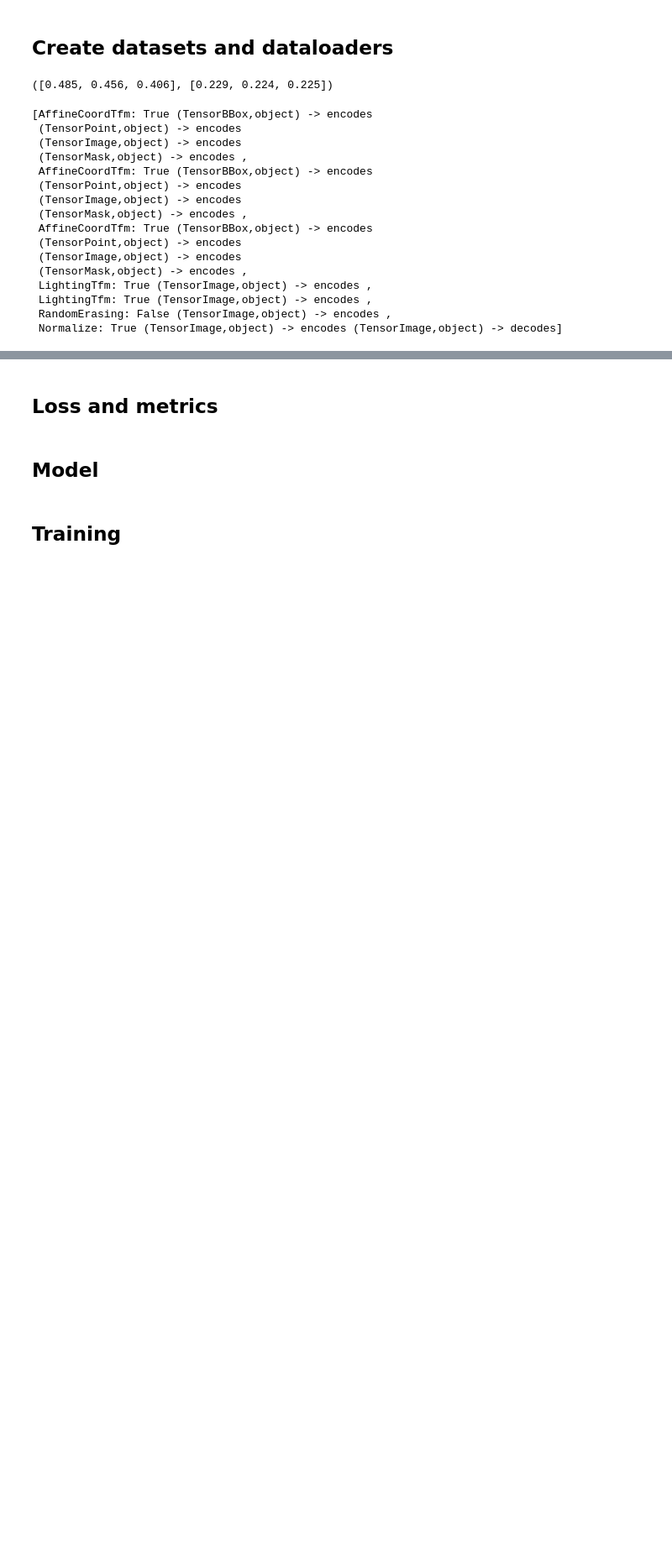
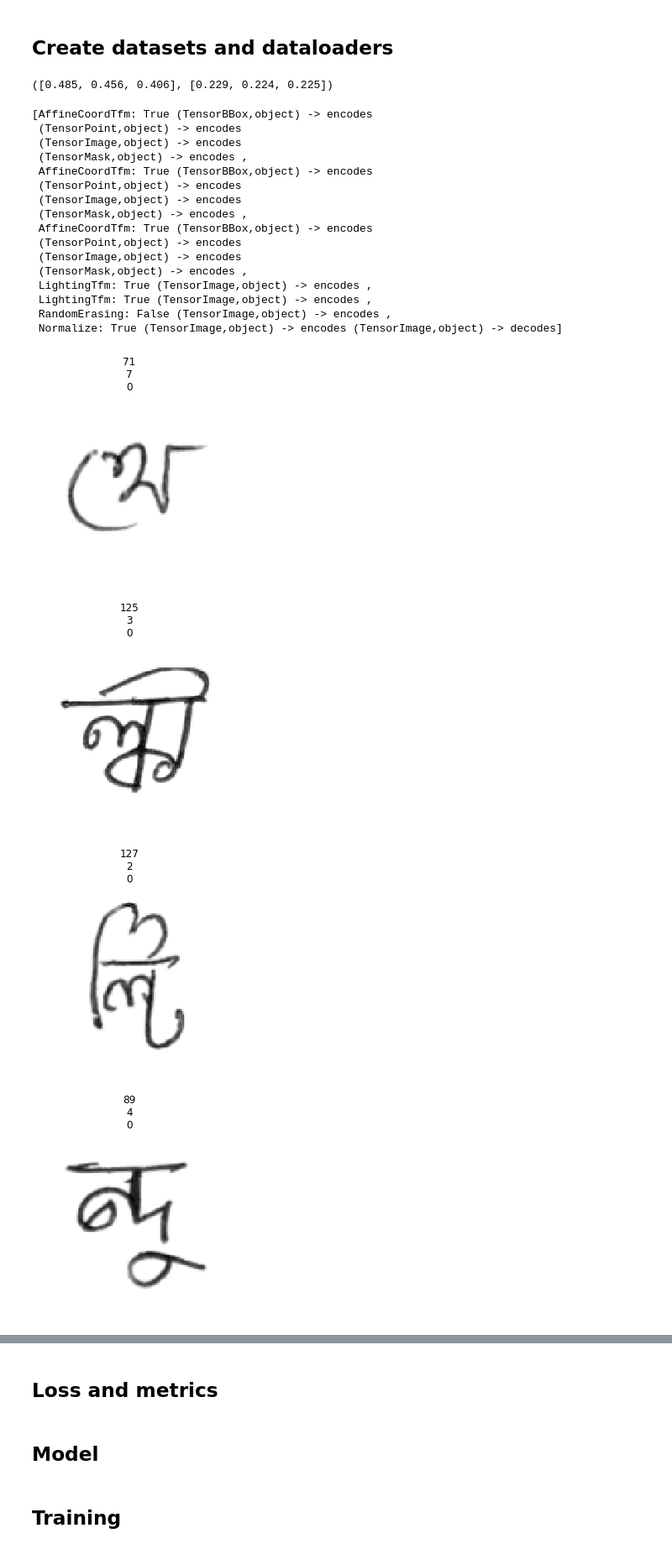
Before and after one commit to lextoumbourou/bengaliai-cv19, a Jupyter notebook: nbs/templates/fastai2.ipynb, the cells around one changed output, grey strips where cells are left out. Shown: that part at 84% size. Saved outputs shown, nothing was run; the diff lists cells and outputs as text; code cells hidden in the pictures; blank space fills up the shorter version.

```diff
--- a/nbs/templates/fastai2.ipynb
+++ b/nbs/templates/fastai2.ipynb
@@ -12,10 +13,10 @@ from sklearn.metrics import recall_score
 # %% [markdown]
 ## Params
 # %%
-DATA_PATH = Path('../data')
-IMAGE_DATA_PATH = Path('../data/grapheme-imgs-128x128')
-OUTPUT_PATH = Path('../data/working')
-LABELS_PATH  = Path('../data/iterative-stratification')
+DATA_PATH = Path('../../data')
+IMAGE_DATA_PATH = Path(DATA_PATH/'grapheme-imgs-128x128')
+OUTPUT_PATH = Path(DATA_PATH/'working')
+LABELS_PATH  = Path(DATA_PATH/'iterative-stratification')
 
 VALID_PCT = 0.2
 SEED = 420
@@ -30,6 +31,8 @@ P_LIGHTING = 0.75
 MAX_LIGHTING = 0.2
 MAX_COUNT_RANDOM_ERASING = 3
 
+ENCODER_ARCH = 'efficientnet-b0'
+
 GRAPHEME_ROOT_WEIGHT = 2
 VOWEL_DIACRITIC_WEIGHT = 1
 CONSONANT_DIACRITIC_WEIGHT = 1
@@ -50,0 +49,19 @@ AUGMENTATIONS = [
+# %%
+wandb.init(project="bengaliai-cv19")
+
+wandb.config.img_size = IMG_SIZE
+wandb.config.batch_size = BATCH_SIZE
+wandb.config.seed = SEED
+
+wandb.config.max_warp = MAX_WARP
+wandb.config.p_affine = P_AFFINE
+wandb.config.max_rotate = MAX_ROTATE
+wandb.config.max_zoom = MAX_ZOOM
+wandb.config.p_lighting = P_LIGHTING
+wandb.config.max_lighting = MAX_LIGHTING
+wandb.config.max_count_random_erasing = MAX_COUNT_RANDOM_ERASING
+wandb.config.grapheme_root_weight = GRAPHEME_ROOT_WEIGHT
+wandb.config.vowel_diacritic_weight = VOWEL_DIACRITIC_WEIGHT
+wandb.config.consonant_diacritic_weight = CONSONANT_DIACRITIC_WEIGHT
+wandb.config.sample_size = SAMPLE_SIZE
+wandb.config.ENCODER_ARCH = ENCODER_ARCH
@@ -51,4 +73,15 @@ AUGMENTATIONS = [
 # %% [markdown]
 ## Create datasets and dataloaders
+# %%
+aug_kwargs = dict(size=wandb.config.img_size, mode='bilinear', pad_mode=PadMode.Reflection, batch=False)
+
+AUGMENTATIONS = [
+    Warp(magnitude=wandb.config.max_warp, p=wandb.config.p_affine, **aug_kwargs),
+    Rotate(max_deg=wandb.config.max_rotate, p=wandb.config.p_affine, **aug_kwargs),
+    Zoom(max_zoom=wandb.config.max_zoom, p=wandb.config.p_affine, **aug_kwargs),
+    Brightness(max_lighting=wandb.config.max_lighting, p=wandb.config.p_lighting, batch=False),
+    Contrast(max_lighting=wandb.config.max_lighting, p=wandb.config.p_lighting, batch=False),
+    RandomErasing(max_count=wandb.config.max_count_random_erasing)
+]
 # %%
 train_df = pd.read_csv(LABELS_PATH/'train_with_fold.csv')
@@ -90,5 +123,12 @@ tfms
  RandomErasing: False (TensorImage,object) -> encodes ,
  Normalize: True (TensorImage,object) -> encodes (TensorImage,object) -> decodes]
 # %%
-data = datablock.dataloaders(train_df, bs=BATCH_SIZE, batch_tfms=tfms)
+data = datablock.dataloaders(train_df, bs=wandb.config.batch_size, batch_tfms=tfms)
 data.n_inp = 1
+# %%
+data.show_batch()
+# %% [output]
+[figure, added]
+[figure, added]
+[figure, added]
+[figure, added]
```
Also changed, not shown: parts of 9 cells of this notebook.
